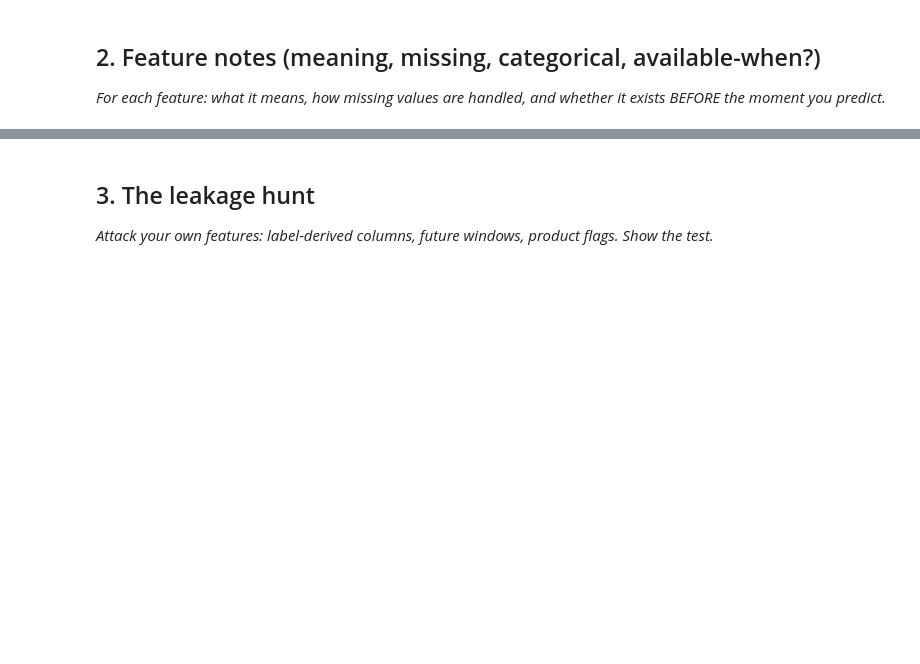
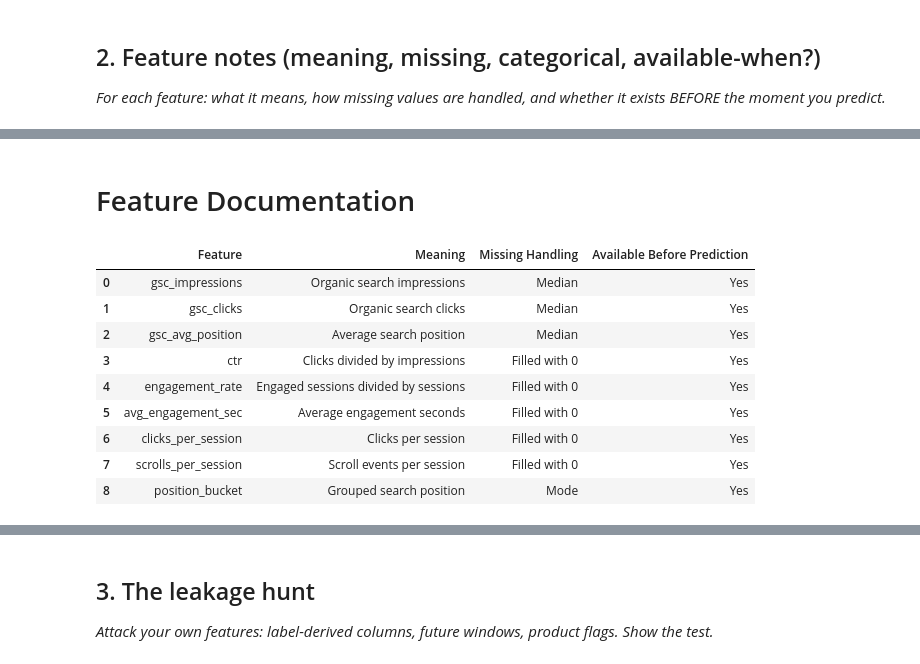
Before and after one commit to hapepaAhmed/my-capstone-project, a Jupyter notebook: work/notebooks/w03_feature_leakage_check.ipynb, the cells around one changed output, grey strips where cells are left out. Cells and saved outputs as stored; diff of their text form; code cells hidden in the pictures; blank space fills up the shorter version.

```diff
--- a/work/notebooks/w03_feature_leakage_check.ipynb
+++ b/work/notebooks/w03_feature_leakage_check.ipynb
@@ -205,3 +207,68 @@ See the caveats in the documentation: https://pandas.pydata.org/pandas-docs/stab
+# %% [markdown]
+# Feature Documentation
+# %%
+feature_notes = pd.DataFrame({
+    "Feature":[
+        "gsc_impressions",
+        "gsc_clicks",
+        "gsc_avg_position",
+        "ctr",
+        "engagement_rate",
+        "avg_engagement_sec",
+        "clicks_per_session",
+        "scrolls_per_session",
+        "position_bucket"
+    ],
+
+    "Meaning":[
+        "Organic search impressions",
+        "Organic search clicks",
+        "Average search position",
+        "Clicks divided by impressions",
+        "Engaged sessions divided by sessions",
+        "Average engagement seconds",
+        "Clicks per session",
+        "Scroll events per session",
+        "Grouped search position"
+    ],
+
+    "Missing Handling":[
+        "Median",
+        "Median",
+        "Median",
+        "Filled with 0",
+        "Filled with 0",
+        "Filled with 0",
+        "Filled with 0",
+        "Filled with 0",
+        "Mode"
+    ],
+
+    "Available Before Prediction":[
+        "Yes",
+        "Yes",
+        "Yes",
+        "Yes",
+        "Yes",
+        "Yes",
+        "Yes",
+        "Yes",
+        "Yes"
+    ]
+})
+
+feature_notes
+# %% [output]
+|  | Feature | Meaning | Missing Handling | Available Before Prediction |
+| 0 | gsc_impressions | Organic search impressions | Median | Yes |
+| 1 | gsc_clicks | Organic search clicks | Median | Yes |
+| 2 | gsc_avg_position | Average search position | Median | Yes |
+| 3 | ctr | Clicks divided by impressions | Filled with 0 | Yes |
+| 4 | engagement_rate | Engaged sessions divided by sessions | Filled with 0 | Yes |
+| 5 | avg_engagement_sec | Average engagement seconds | Filled with 0 | Yes |
+| 6 | clicks_per_session | Clicks per session | Filled with 0 | Yes |
+| 7 | scrolls_per_session | Scroll events per session | Filled with 0 | Yes |
+| 8 | position_bucket | Grouped search position | Mode | Yes |
 # %%
 summary_after = pd.DataFrame({
     "Feature": feature_vector.columns,
```
Also changed, not shown: parts of 11 cells of this notebook.
